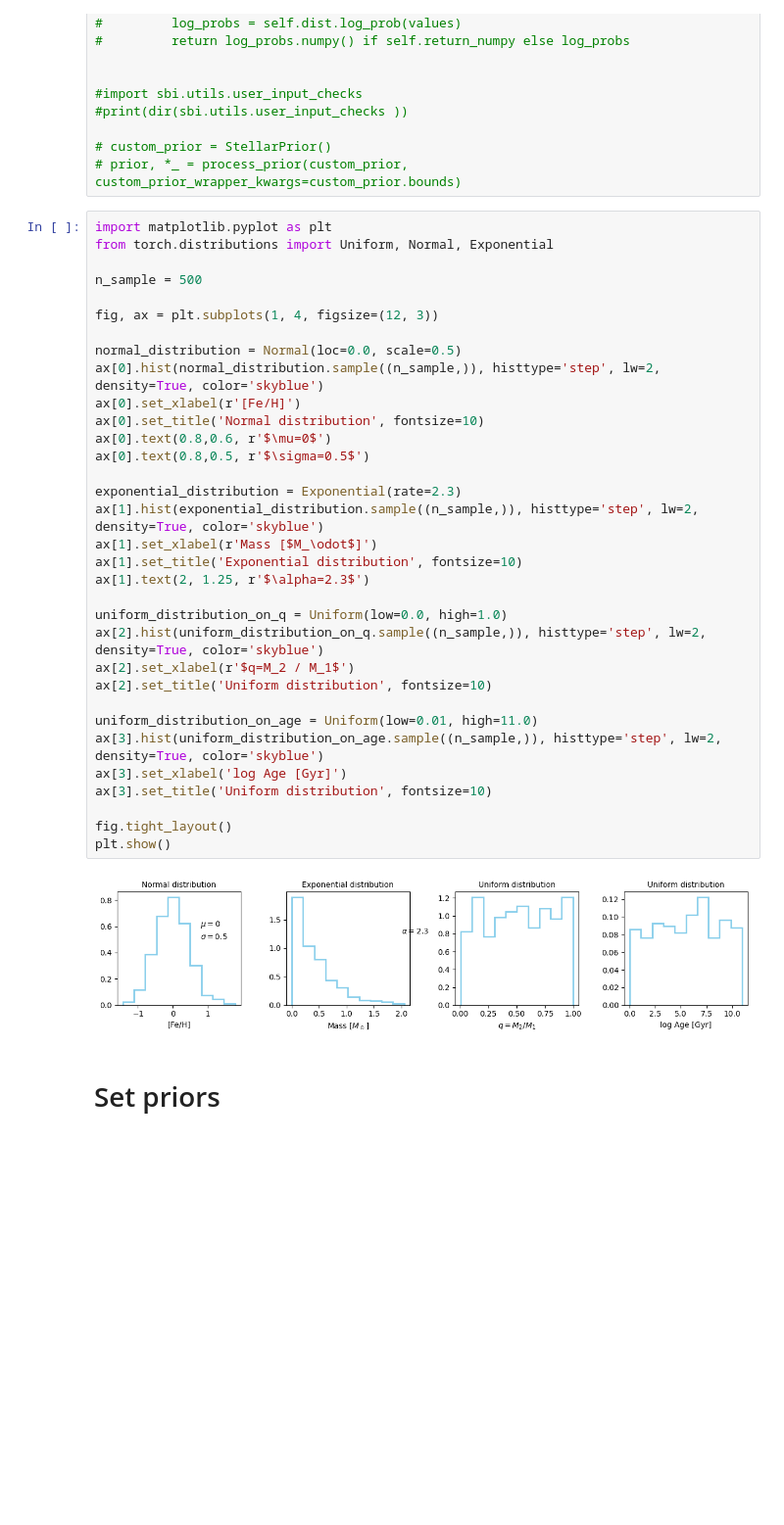
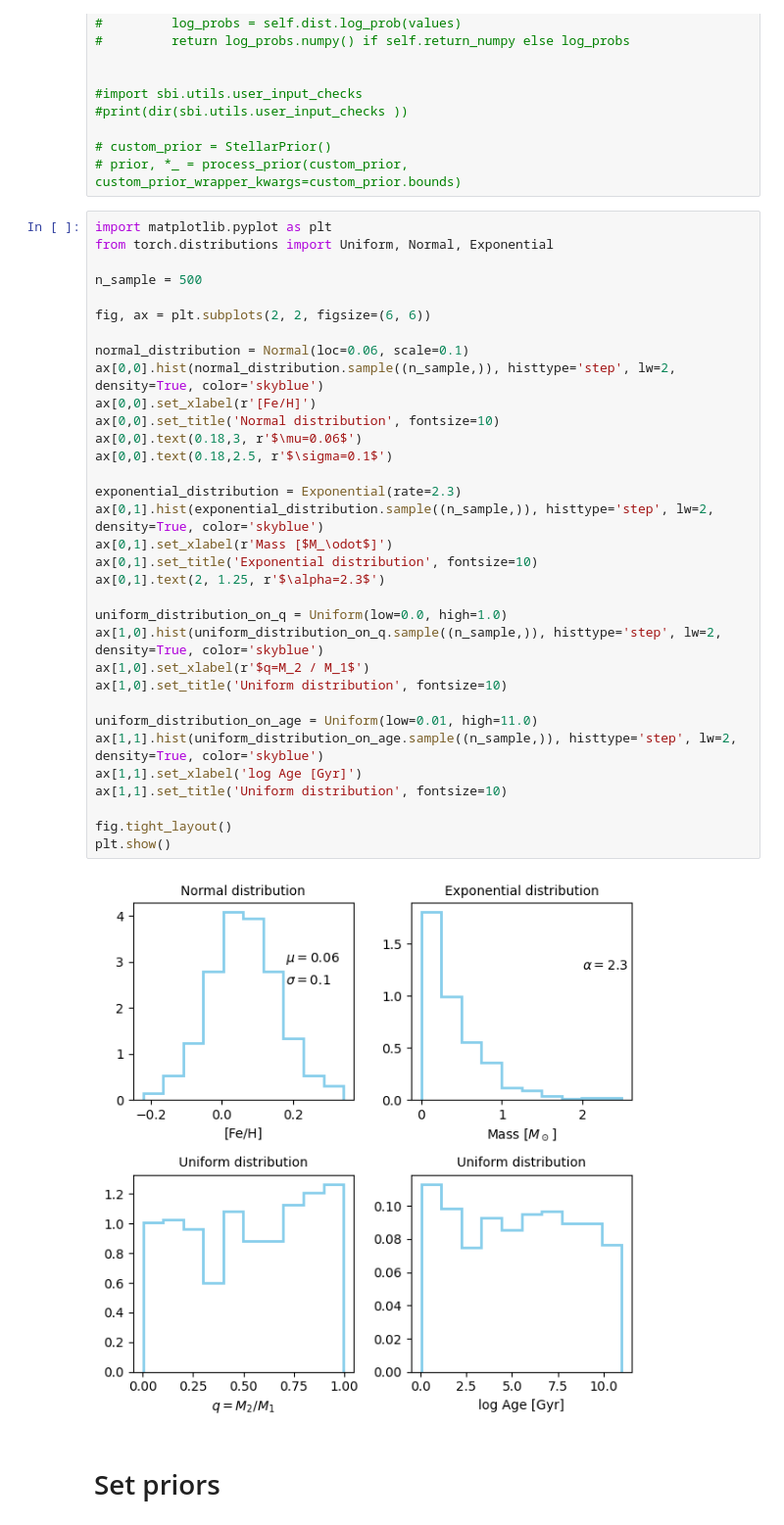
Before and after one commit to stevenalfonso/SBIforBinaryStars, a Jupyter notebook: sbi_for_binaries.ipynb, the cells around one changed output. Shown at 98% size. Saved outputs shown, nothing was run; the diff lists cells and outputs as text; blank space fills up the shorter version.

```diff
--- a/sbi_for_binaries.ipynb
+++ b/sbi_for_binaries.ipynb
@@ -98,38 +98,38 @@ def simulator(theta):
 # %%
 import matplotlib.pyplot as plt
 from torch.distributions import Uniform, Normal, Exponential
 
 n_sample = 500
 
-fig, ax = plt.subplots(1, 4, figsize=(12, 3))
+fig, ax = plt.subplots(2, 2, figsize=(6, 6))
 
-normal_distribution = Normal(loc=0.0, scale=0.5)
-ax[0].hist(normal_distribution.sample((n_sample,)), histtype='step', lw=2, density=True, color='skyblue')
-ax[0].set_xlabel(r'[Fe/H]')
-ax[0].set_title('Normal distribution', fontsize=10)
-ax[0].text(0.8,0.6, r'$\mu=0$')
-ax[0].text(0.8,0.5, r'$\sigma=0.5$')
+normal_distribution = Normal(loc=0.06, scale=0.1)
+ax[0,0].hist(normal_distribution.sample((n_sample,)), histtype='step', lw=2, density=True, color='skyblue')
+ax[0,0].set_xlabel(r'[Fe/H]')
+ax[0,0].set_title('Normal distribution', fontsize=10)
+ax[0,0].text(0.18,3, r'$\mu=0.06$')
+ax[0,0].text(0.18,2.5, r'$\sigma=0.1$')
 
 exponential_distribution = Exponential(rate=2.3)
-ax[1].hist(exponential_distribution.sample((n_sample,)), histtype='step', lw=2, density=True, color='skyblue')
-ax[1].set_xlabel(r'Mass [$M_\odot$]')
-ax[1].set_title('Exponential distribution', fontsize=10)
-ax[1].text(2, 1.25, r'$\alpha=2.3$')
+ax[0,1].hist(exponential_distribution.sample((n_sample,)), histtype='step', lw=2, density=True, color='skyblue')
+ax[0,1].set_xlabel(r'Mass [$M_\odot$]')
+ax[0,1].set_title('Exponential distribution', fontsize=10)
+ax[0,1].text(2, 1.25, r'$\alpha=2.3$')
 
 uniform_distribution_on_q = Uniform(low=0.0, high=1.0)
-ax[2].hist(uniform_distribution_on_q.sample((n_sample,)), histtype='step', lw=2, density=True, color='skyblue')
-ax[2].set_xlabel(r'$q=M_2 / M_1$')
-ax[2].set_title('Uniform distribution', fontsize=10)
+ax[1,0].hist(uniform_distribution_on_q.sample((n_sample,)), histtype='step', lw=2, density=True, color='skyblue')
+ax[1,0].set_xlabel(r'$q=M_2 / M_1$')
+ax[1,0].set_title('Uniform distribution', fontsize=10)
 
 uniform_distribution_on_age = Uniform(low=0.01, high=11.0)
-ax[3].hist(uniform_distribution_on_age.sample((n_sample,)), histtype='step', lw=2, density=True, color='skyblue')
-ax[3].set_xlabel('log Age [Gyr]')
-ax[3].set_title('Uniform distribution', fontsize=10)
+ax[1,1].hist(uniform_distribution_on_age.sample((n_sample,)), histtype='step', lw=2, density=True, color='skyblue')
+ax[1,1].set_xlabel('log Age [Gyr]')
+ax[1,1].set_title('Uniform distribution', fontsize=10)
 
 fig.tight_layout()
 plt.show()
 # %% [output]
-[figure, old version]
+[figure, new version]
 # %% [markdown]
 # Set priors
 # %%
```
Also changed, not shown: parts of 1 cell of this notebook, 3 other files.
